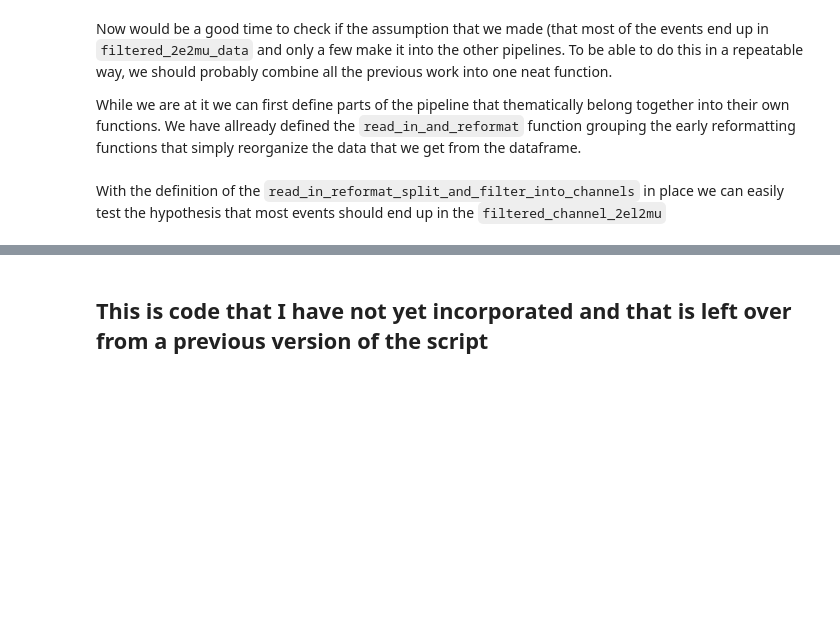
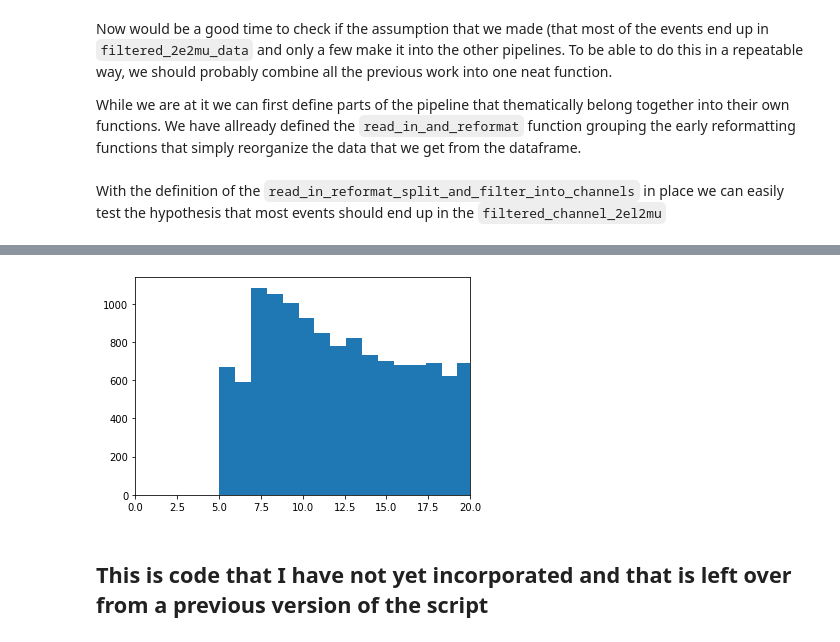
Before and after one commit to Phylex/FunctionalDataAnalysisExample, a Jupyter notebook: FunctionalExercise07.ipynb, the cells around one changed output, grey strips where cells are left out. Saved outputs shown, nothing was run; the diff lists cells and outputs as text; code cells hidden in the pictures; blank space fills up the shorter version.

```diff
--- a/FunctionalExercise07.ipynb
+++ b/FunctionalExercise07.ipynb
@@ -753,3 +907,10 @@ This is also why I used the `len(list(iterator))` call. the `list` function turn
+# %%
+fig = plt.figure()
+ax = fig.add_subplot(111)
+ax.set_xlim((0, 20))
+hist, bins, p = plt.hist(filtered_lepton_plot_arrays[0], 1000)
+# %% [output]
+[figure, added]
 # %% [markdown]
 This is code that I have not yet incorporated and that is left over from a previous version of the script
 ---
```
Also changed, not shown: parts of 44 cells of this notebook.
